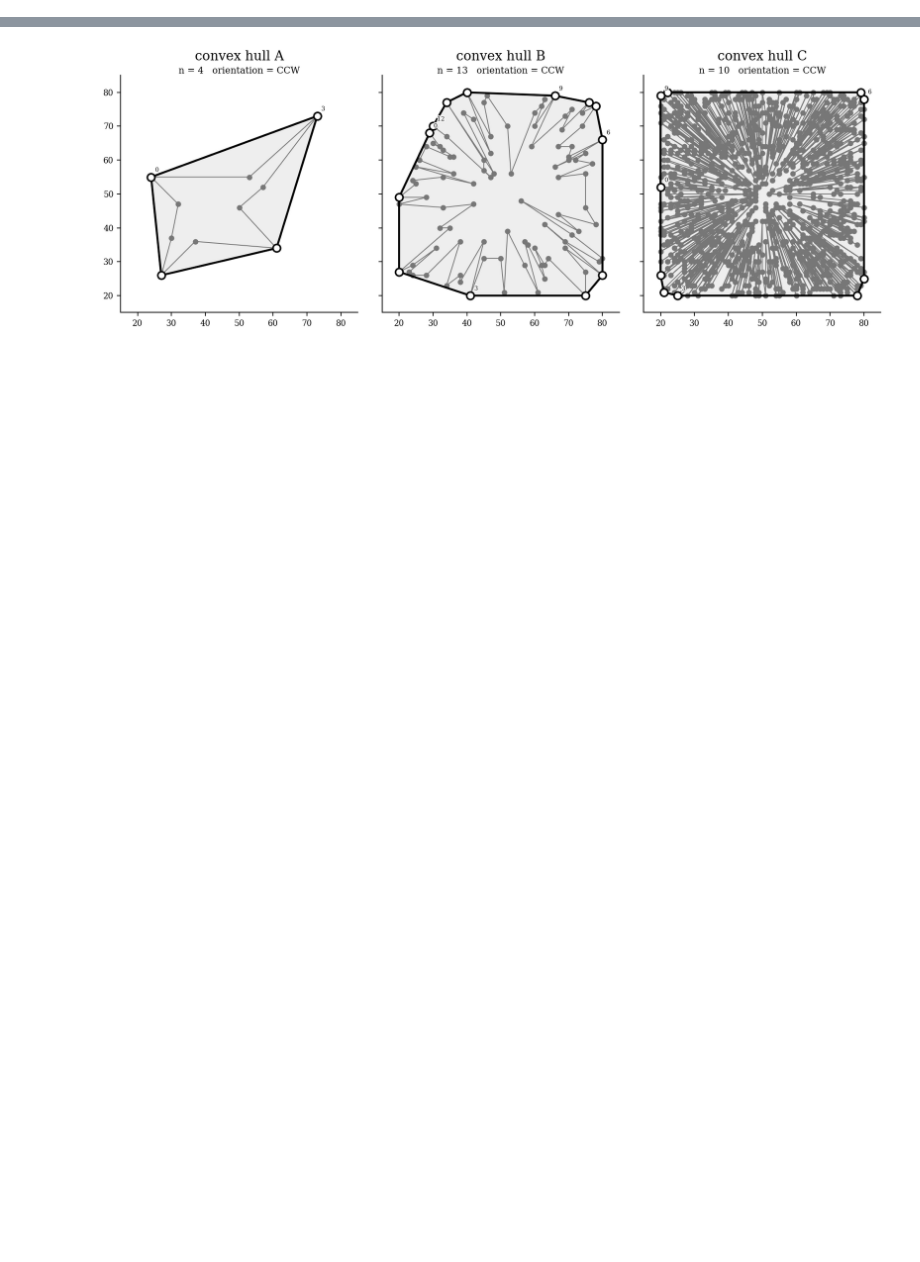
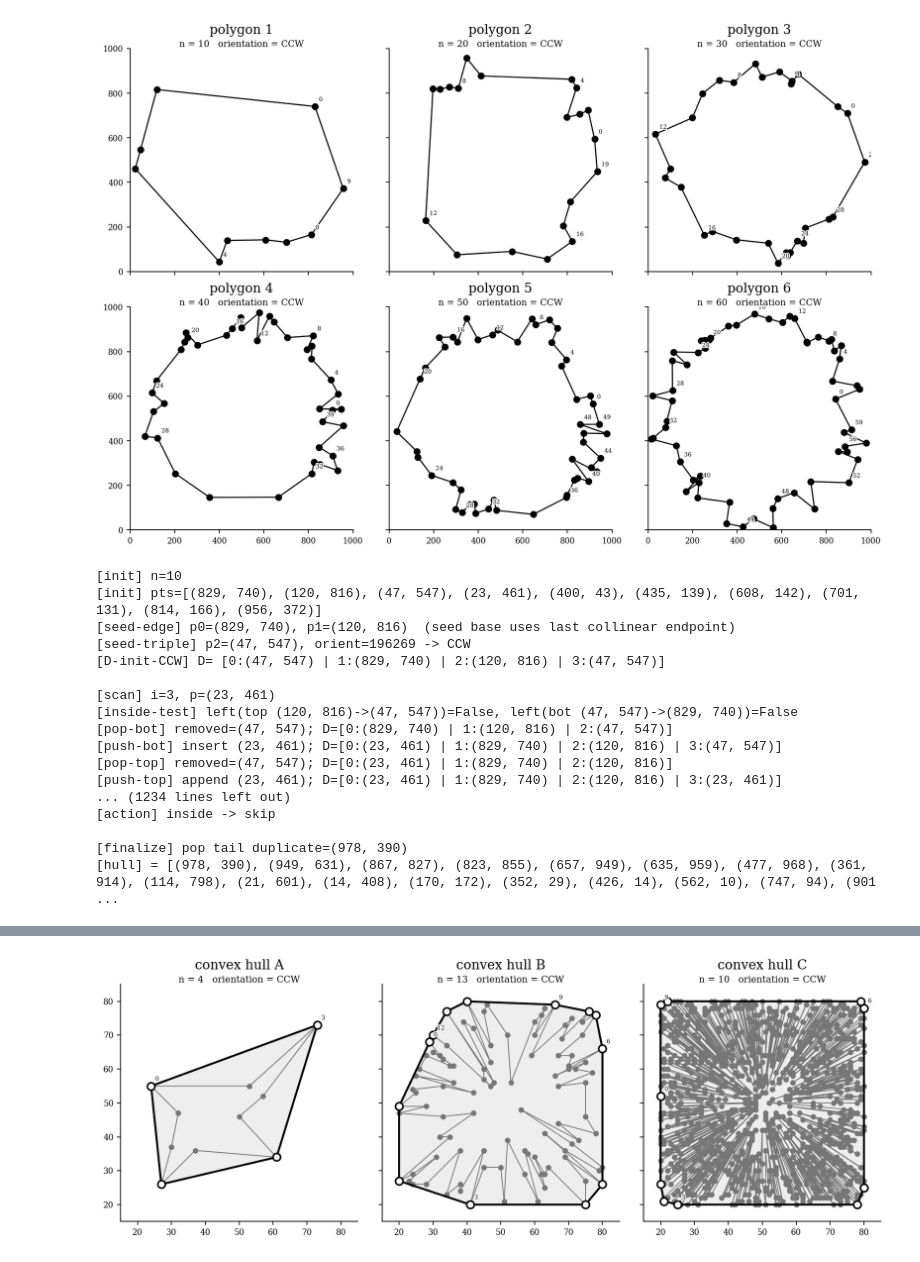
Before and after one commit to Guo-c-y/SHT_CG2_HW1, a Jupyter notebook: code/Problem1.ipynb, the cells around one changed output, grey strips where cells are left out. Cells and saved outputs as stored; diff of their text form; code cells hidden in the pictures; blank space fills up the shorter version.

```diff
--- a/code/Problem1.ipynb
+++ b/code/Problem1.ipynb
@@ -133,0 +146,51 @@ render_triptych_hulls(Polys_and_Hulls)
+# %%
+TestPolys = generate_ploys(
+    sizes=[10, 20, 30, 40, 50, 60],
+    image_size=1000,
+    retries=500,
+    seed=1024
+)
+TestPoly1, TestPoly2, TestPoly3, TestPoly4, TestPoly5, TestPoly6 = TestPolys
+
+render_ploys(
+    ploys = TestPolys,
+    mark_every = 4,
+    coord_range = 1000,
+    cols_per_row = 3,
+)
+
+TestHull1 = melkman_convex_hull(TestPoly1)
+TestHull2 = melkman_convex_hull(TestPoly2)
+TestHull3 = melkman_convex_hull(TestPoly3)
+TestHull4 = melkman_convex_hull(TestPoly4)
+TestHull5 = melkman_convex_hull(TestPoly5)
+TestHull6 = melkman_convex_hull(TestPoly6)
+TestHulls = [TestHull1, TestHull2, TestHull3, TestHull4, TestHull5, TestHull6]
+
+render_hulls(
+    hulls = TestHulls,
+    polys = TestPolys,
+    mark_every_poly = 0,
+    mark_every_hull= 1,
+    coord_range = 1000,
+    cols_per_row = 3,
+)
+# %% [output]
+[figure, added]
+[init] n=10
+[init] pts=[(829, 740), (120, 816), (47, 547), (23, 461), (400, 43), (435, 139), (608, 142), (701, 131), (814, 166), (956, 372)]
+[seed-edge] p0=(829, 740), p1=(120, 816)  (seed base uses last collinear endpoint)
+[seed-triple] p2=(47, 547), orient=196269 -> CCW
+[D-init-CCW] D= [0:(47, 547) | 1:(829, 740) | 2:(120, 816) | 3:(47, 547)]
+
+[scan] i=3, p=(23, 461)
+[inside-test] left(top (120, 816)->(47, 547))=False, left(bot (47, 547)->(829, 740))=False
+[pop-bot] removed=(47, 547); D=[0:(829, 740) | 1:(120, 816) | 2:(47, 547)]
+[push-bot] insert (23, 461); D=[0:(23, 461) | 1:(829, 740) | 2:(120, 816) | 3:(47, 547)]
+[pop-top] removed=(47, 547); D=[0:(23, 461) | 1:(829, 740) | 2:(120, 816)]
+[push-top] append (23, 461); D=[0:(23, 461) | 1:(829, 740) | 2:(120, 816) | 3:(23, 461)]
+... (1234 lines left out)
+[action] inside -> skip
+
+[finalize] pop tail duplicate=(978, 390)
+[hull] = [(978, 390), (949, 631), (867, 827), (823, 855), (657, 949), (635, 959), (477, 968), (361, 914), (114, 798), (21, 601), (14, 408), (170, 172), (352, 29), (426, 14), (562, 10), (747, 94), (901 ...
```
Also changed, not shown: parts of 10 cells of this notebook, 4 other files.
